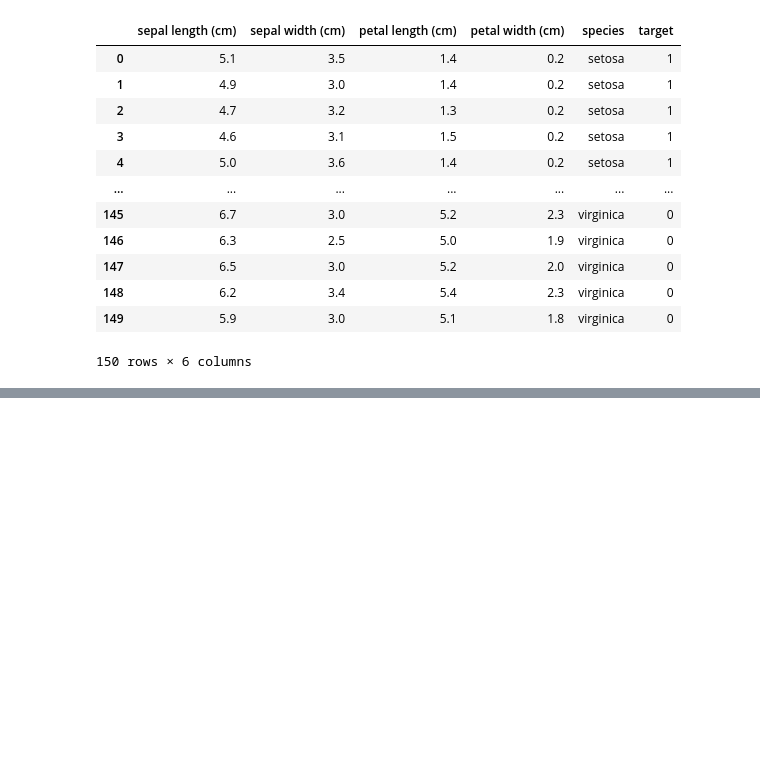
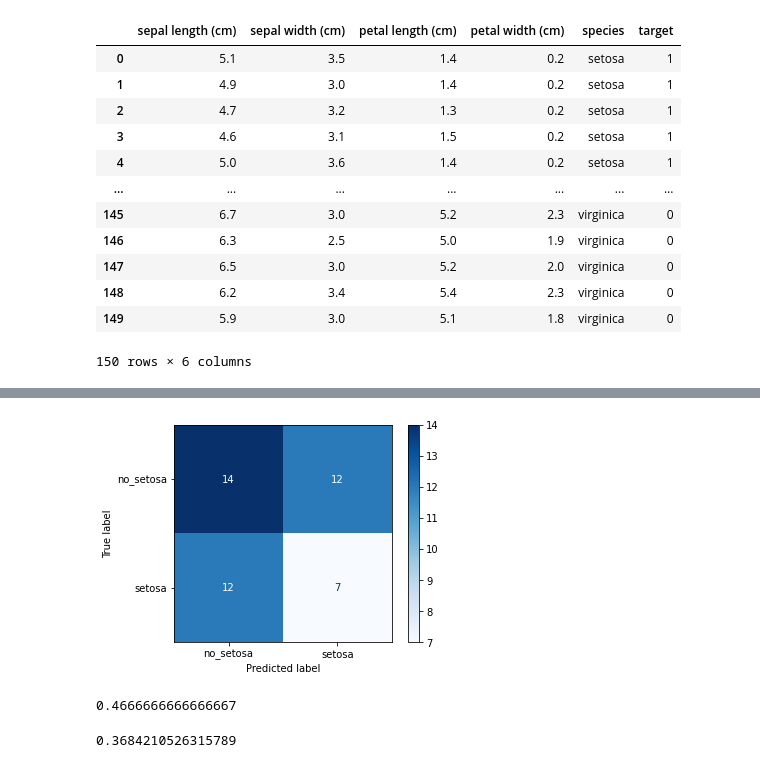
Before and after one commit to henrryyanez20/ing_feature_python, a Jupyter notebook: ejercicios_practica/1_iris.ipynb, the cells around one changed output, grey strips where cells are left out. Drawn from its saved outputs; the diff is of its cells as text; code cells hidden in the pictures; blank space fills up the shorter version.

Commit message:
Se completó el ejercicio segun lo propuesto
Tengo el accuracy_score y el f1_score

```diff
--- a/ejercicios_practica/1_iris.ipynb
+++ b/ejercicios_practica/1_iris.ipynb
@@ -144,19 +144,49 @@ df
 # %%
 # Almuno: Crear un numpy array "X" de los siguientes features de entrada:
 # sepal length (cm)  sepal width (cm)  petal length (cm)  petal width (cm)
+df.columns
+X = df[['sepal length (cm)', 'sepal width (cm)', 'petal length (cm)', 'petal width (cm)']].values
 # %%
 # Almuno: Crear un numpy array "y" con los valores de la columna target
+y = df['target'].values
 # %%
 # Alumno: Cree los dataset de entrenamiento (train) y evaluación (test)
 # utilizando la herramienta train_test_split de scikit-learn, utilice la proporción
 # 70%30%
+from sklearn.model_selection import train_test_split
+X_train, X_test, y_train, y_test = train_test_split(X, y, test_size=0.3, random_state=42)
 # %%
 # Almuno: Crear un modelo base el cual mediante la función random estime un "1" o "0" para el dataset "X_test"
 # Los resultados deben almacenarse en una variable llamada y_hat_base
 # Creamos el modelo base
+class RandomBaseModel():
+    def fit(self, X, y):
+        return None
+
+    def predict(self, X):
+        return np.random.randint(0, 2, size=X.shape[0])
+
+random_model = RandomBaseModel()
+random_model.fit(X_train, y_train)
+y_hat_base = random_model.predict(X_test)
 # %%
 # Alumno: Dibujar la matriz de confusión con y_test e y_hat_base. Colocar los "labels" (titulos) correspondientes
+from sklearn.metrics import confusion_matrix, ConfusionMatrixDisplay
+cm = confusion_matrix(y_test, y_hat_base)
+cmd = ConfusionMatrixDisplay(cm, display_labels=['no_setosa','setosa'])
+cmd.plot(cmap=plt.cm.Blues)
+plt.show()
+# %% [output]
+[figure, added]
 # %%
 # Alumno: Calcular la exactitud (accuracy) de los resultados del modelo base
+from sklearn.metrics import accuracy_score
+accuracy_score(y_test, y_hat_base, normalize=True)
+# %% [output]
+0.4666666666666667
 # %%
 # Alumno: Calcular el f1_score de los resultados del modelo base
+from sklearn.metrics import f1_score
+f1_score(y_test, y_hat_base)
+# %% [output]
+0.3684210526315789
```
